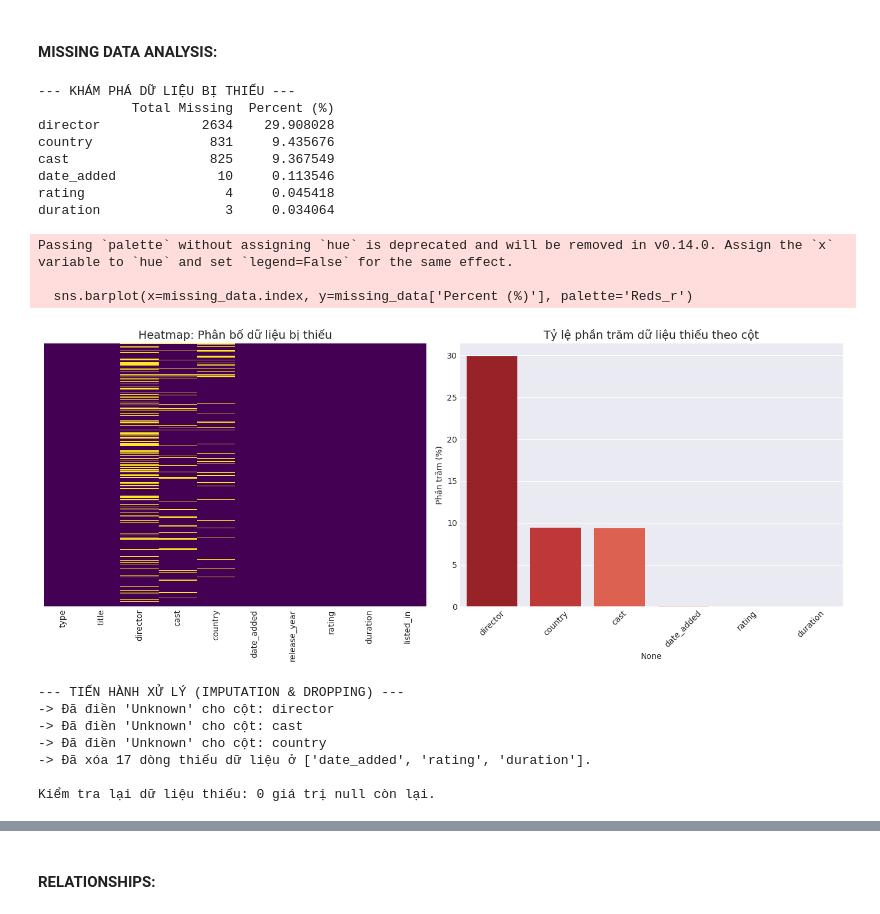
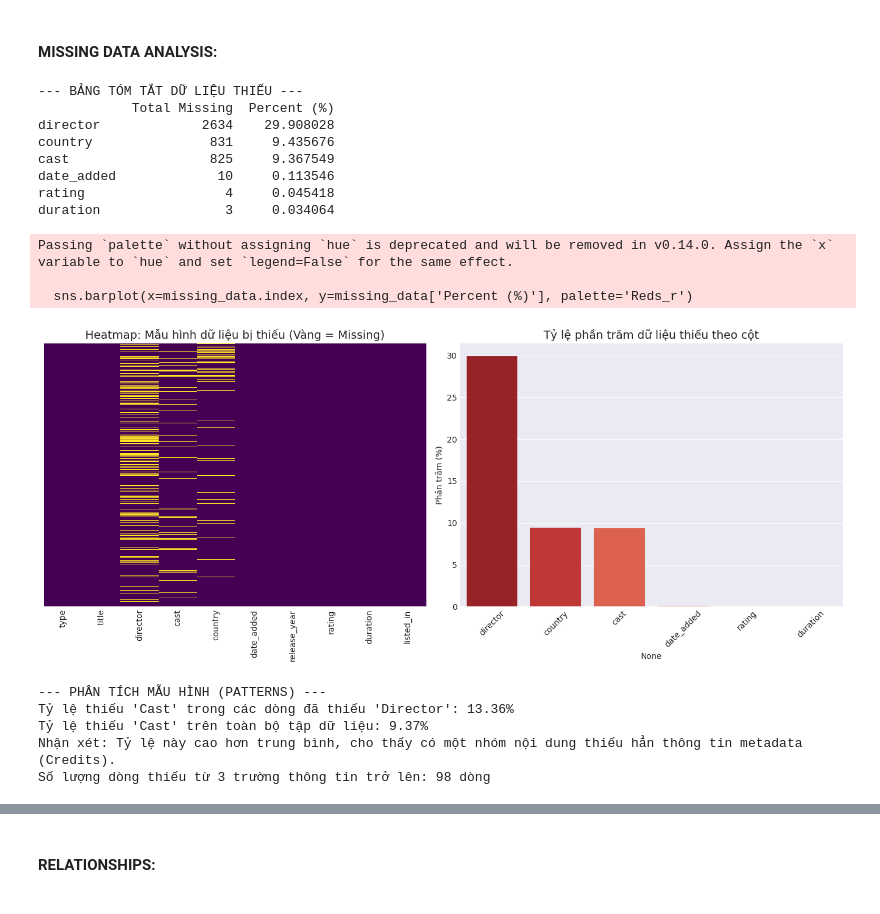
Before and after one commit to trungkienjjj/ds-netflix-analysis, a Jupyter notebook: final.ipynb, the cells around one changed output, grey strips where cells are left out. Saved outputs shown, nothing was run; the diff lists cells and outputs as text; code cells hidden in the pictures.

```diff
--- a/final.ipynb
+++ b/final.ipynb
@@ -722,76 +722,65 @@ Theo như các hiểu dồ histogram phía trên thì dường dư dữ liệu n
 # %%
 # --- 2.3 MISSING DATA ANALYSIS & HANDLING ---
 
-# A. Đánh giá tổng quan (Assessment)
-print("--- KHÁM PHÁ DỮ LIỆU BỊ THIẾU ---")
+import matplotlib.pyplot as plt
+import seaborn as sns
+
+# A. ĐÁNH GIÁ TỔNG THỂ (Overall Assessment)
+print("--- BẢNG TÓM TẮT DỮ LIỆU THIẾU ---")
 missing_count = df.isnull().sum().sort_values(ascending=False)
 missing_percent = (df.isnull().sum() / df.isnull().count() * 100).sort_values(ascending=False)
 missing_data = pd.concat([missing_count, missing_percent], axis=1, keys=['Total Missing', 'Percent (%)'])
-
-# Chỉ hiển thị các cột có dữ liệu thiếu
+# Chỉ lấy các cột có dữ liệu thiếu để hiển thị
 missing_data = missing_data[missing_data['Total Missing'] > 0]
 print(missing_data)
 
-# B. Trực quan hóa (Visualization)
+# Trực quan hóa (Visualization)
 plt.figure(figsize=(14, 6))
 
-# Biểu đồ 1: Heatmap để xem phân bố (có bị khuyết theo cụm không?)
+# 1. Heatmap: Xem sự phân bố và các "khoảng trắng" dữ liệu
 plt.subplot(1, 2, 1)
 sns.heatmap(df.isnull(), cbar=False, cmap='viridis', yticklabels=False)
-plt.title('Heatmap: Phân bố dữ liệu bị thiếu', fontsize=14)
+plt.title('Heatmap: Mẫu hình dữ liệu bị thiếu (Vàng = Missing)', fontsize=14)
 
-# Biểu đồ 2: Bar chart để so sánh số lượng thiếu
+# 2. Bar chart: So sánh tỷ lệ thiếu
 plt.subplot(1, 2, 2)
 sns.barplot(x=missing_data.index, y=missing_data['Percent (%)'], palette='Reds_r')
 plt.title('Tỷ lệ phần trăm dữ liệu thiếu theo cột', fontsize=14)
 plt.ylabel('Phần trăm (%)')
 plt.xticks(rotation=45)
-
 plt.tight_layout()
 plt.show()
 
-# C. Chiến lược xử lý (Handling Strategy)
-# Quan sát:
-# - 'director' (30%), 'cast' (9%), 'country' (9%): Tỷ lệ thiếu cao.
-#   -> Giải pháp: Không thể xóa vì sẽ mất lượng lớn dữ liệu. Thay thế bằng "Unknown" để giữ lại các thông tin khác.
-# - 'date_added', 'rating', 'duration': Tỷ lệ thiếu rất thấp (< 0.2%).
-#   -> Giải pháp: Xóa các dòng này vì số lượng không đáng kể, không ảnh hưởng đến tổng thể.
+# Kiểm tra Mẫu hình (Patterns): Có phải các dòng thiếu 'director' thì cũng thường thiếu 'cast' không?
+# Lọc ra các dòng thiếu Director
+missing_director = df[df['director'].isnull()]
+# Tính tỷ lệ thiếu Cast trong nhóm này
+cast_missing_in_director = missing_director['cast'].isnull().mean() * 100
+print(f"\n--- PHÂN TÍCH MẪU HÌNH (PATTERNS) ---")
+print(f"Tỷ lệ thiếu 'Cast' trong các dòng đã thiếu 'Director': {cast_missing_in_director:.2f}%")
+print(f"Tỷ lệ thiếu 'Cast' trên toàn bộ tập dữ liệu: {missing_percent['cast']:.2f}%")
+print("Nhận xét: Tỷ lệ này cao hơn trung bình, cho thấy có một nhóm nội dung thiếu hẳn thông tin metadata (Credits).")
 
-print("\n--- TIẾN HÀNH XỬ LÝ (IMPUTATION & DROPPING) ---")
-
-# 1. Điền giá trị 'Unknown' cho các biến phân loại (Categorical)
-cols_to_fill = ['director', 'cast', 'country']
-for col in cols_to_fill:
-    df[col].fillna('Unknown', inplace=True)
-    print(f"-> Đã điền 'Unknown' cho cột: {col}")
-
-# 2. Xóa các dòng thiếu dữ liệu ở các cột quan trọng khác
-cols_to_drop = ['date_added', 'rating', 'duration']
-before_rows = df.shape[0]
-df.dropna(subset=cols_to_drop, inplace=True)
-after_rows = df.shape[0]
-print(f"-> Đã xóa {before_rows - after_rows} dòng thiếu dữ liệu ở {cols_to_drop}.")
-
-# Kiểm tra lại lần cuối
-print(f"\nKiểm tra lại dữ liệu thiếu: {df.isnull().sum().sum()} giá trị null còn lại.")
+# Kiểm tra các dòng thiếu quá nhiều thông tin (>= 3 trường thông tin bị thiếu)
+df['missing_count'] = df.isnull().sum(axis=1)
+high_missing_rows = df[df['missing_count'] >= 3]
+print(f"Số lượng dòng thiếu từ 3 trường thông tin trở lên: {len(high_missing_rows)} dòng")
 # %% [output]
---- KHÁM PHÁ DỮ LIỆU BỊ THIẾU ---
+--- BẢNG TÓM TẮT DỮ LIỆU THIẾU ---
             Total Missing  Percent (%)
 director             2634    29.908028
 country               831     9.435676
 cast                  825     9.367549
 date_added             10     0.113546
 rating                  4     0.045418
 duration                3     0.034064
 Passing `palette` without assigning `hue` is deprecated and will be removed in v0.14.0. Assign the `x` variable to `hue` and set `legend=False` for the same effect.
 
   sns.barplot(x=missing_data.index, y=missing_data['Percent (%)'], palette='Reds_r')
-[figure, old version]
+[figure, new version]
---- TIẾN HÀNH XỬ LÝ (IMPUTATION & DROPPING) ---
--> Đã điền 'Unknown' cho cột: director
--> Đã điền 'Unknown' cho cột: cast
--> Đã điền 'Unknown' cho cột: country
--> Đã xóa 17 dòng thiếu dữ liệu ở ['date_added', 'rating', 'duration'].
-
-Kiểm tra lại dữ liệu thiếu: 0 giá trị null còn lại.
+--- PHÂN TÍCH MẪU HÌNH (PATTERNS) ---
+Tỷ lệ thiếu 'Cast' trong các dòng đã thiếu 'Director': 13.36%
+Tỷ lệ thiếu 'Cast' trên toàn bộ tập dữ liệu: 9.37%
+Nhận xét: Tỷ lệ này cao hơn trung bình, cho thấy có một nhóm nội dung thiếu hẳn thông tin metadata (Credits).
+Số lượng dòng thiếu từ 3 trường thông tin trở lên: 98 dòng
 # %% [markdown]
```
Also changed, not shown: parts of 4 cells of this notebook.
